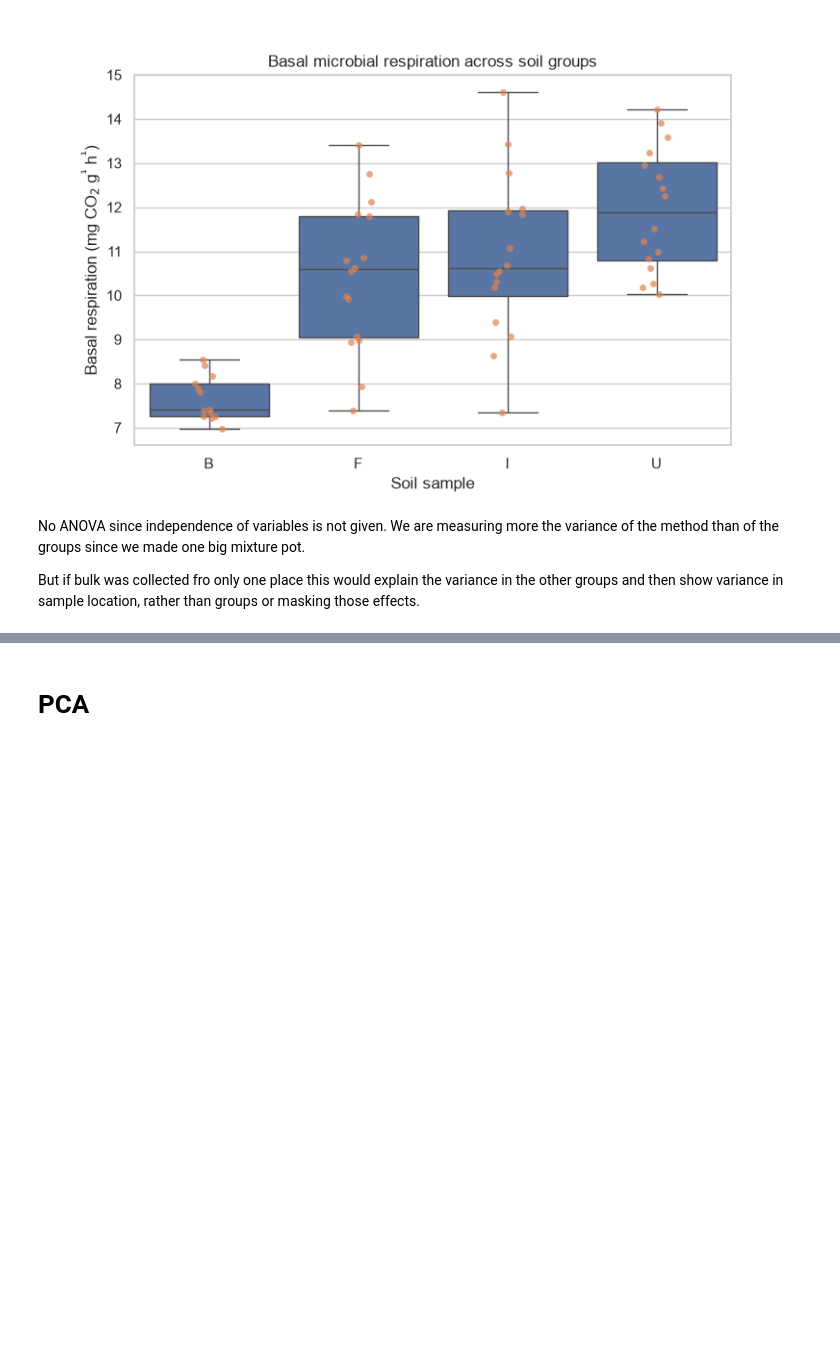
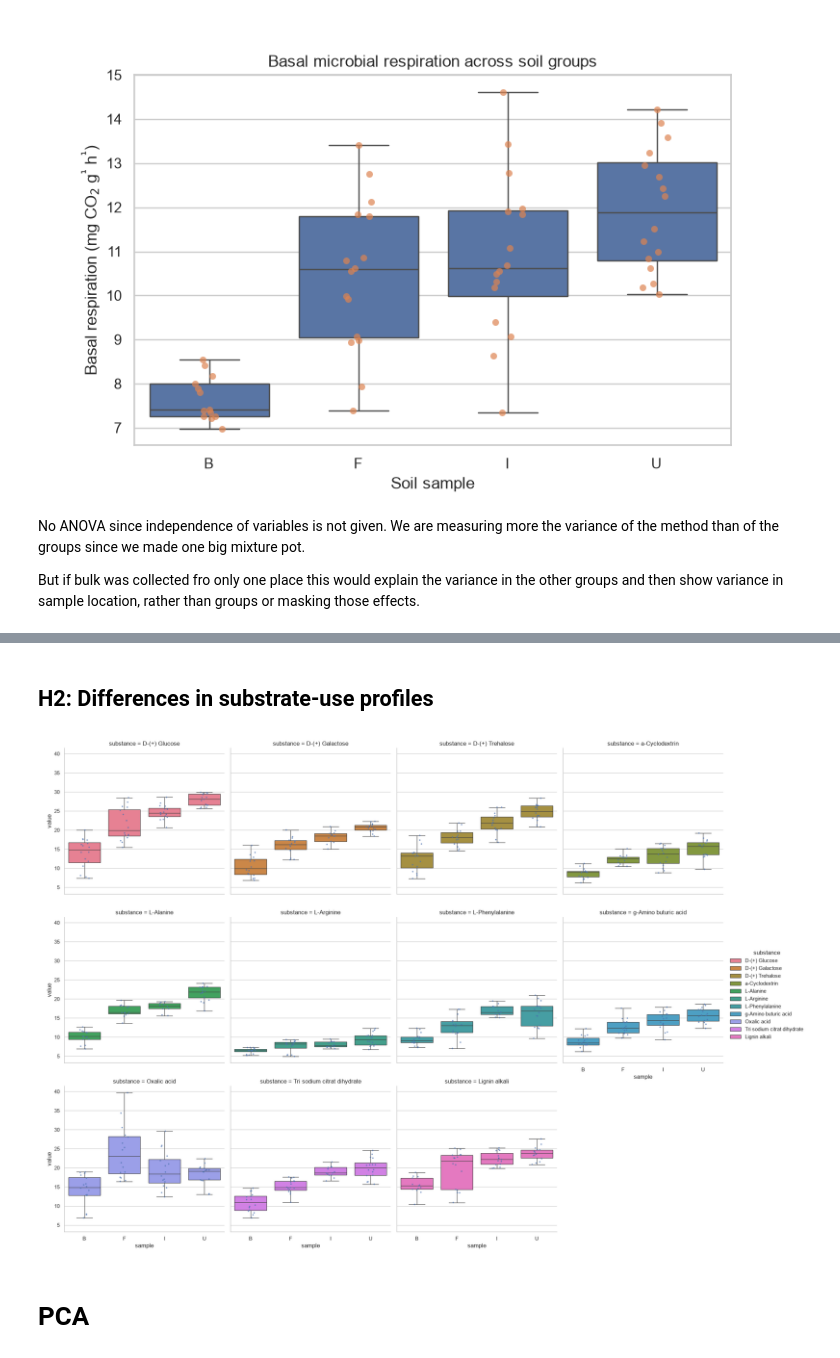
Before and after one commit to danielsehr/GEO6, a Jupyter notebook: src/geo6/main.ipynb, the cells around one changed output, grey strips where cells are left out. Saved outputs shown, nothing was run; the diff lists cells and outputs as text; code cells hidden in the pictures; blank space fills up the shorter version.

```diff
--- a/src/geo6/main.ipynb
+++ b/src/geo6/main.ipynb
@@ -102,0 +88,2 @@ save_plot(plot=plot, name="basal_resp_rootextract_boxplot")
+# %% [markdown]
+## H2: Differences in substrate-use profiles
@@ -103,3 +92,45 @@ save_plot(plot=plot, name="basal_resp_rootextract_boxplot")
+# %%
+microresp = data.microresp
+
+subset = microresp[[
+    "sample",
+    'sir_1_mg_per_g_h',
+    'sir_2_mg_per_g_h',
+    'sir_3_mg_per_g_h',
+    'sir_4_mg_per_g_h',
+    'sir_5_mg_per_g_h',
+    'sir_6_mg_per_g_h',
+    'sir_7_mg_per_g_h',
+    'sir_8_mg_per_g_h',
+    'sir_9_mg_per_g_h',
+    'sir_10_mg_per_g_h',
+    'sir_11_mg_per_g_h',
+]]
+
+substance_mapping = {
+    'sir_1_mg_per_g_h': "D-(+) Glucose",
+    'sir_2_mg_per_g_h': "D-(+) Galactose",
+    'sir_3_mg_per_g_h': "D-(+) Trehalose",
+    'sir_4_mg_per_g_h': "a-Cyclodextrin",
+    'sir_5_mg_per_g_h': "L-Alanine",
+    'sir_6_mg_per_g_h': "L-Arginine",
+    'sir_7_mg_per_g_h': "L-Phenylalanine",
+    'sir_8_mg_per_g_h': "g-Amino buturic acid",
+    'sir_9_mg_per_g_h': "Oxalic acid",
+    'sir_10_mg_per_g_h': "Tri sodium citrat dihydrate",
+    'sir_11_mg_per_g_h': "Lignin alkali",
+}
+
+subset_melt = subset.melt(id_vars = "sample")
+subset_melt["substance"] = subset_melt["variable"].map(substance_mapping)
+# %%
+substance_list = list(substance_mapping.values())
+
+plot = plot_sir_boxplots(df=subset_melt, mapping=substance_list)
+
+save_plot(plot=plot, name="sir_boxplot")
+# %% [output]
+[figure, added]
 # %% [markdown]
 # PCA
 # %%
```
Also changed, not shown: parts of 7 cells of this notebook, 4 other files.
